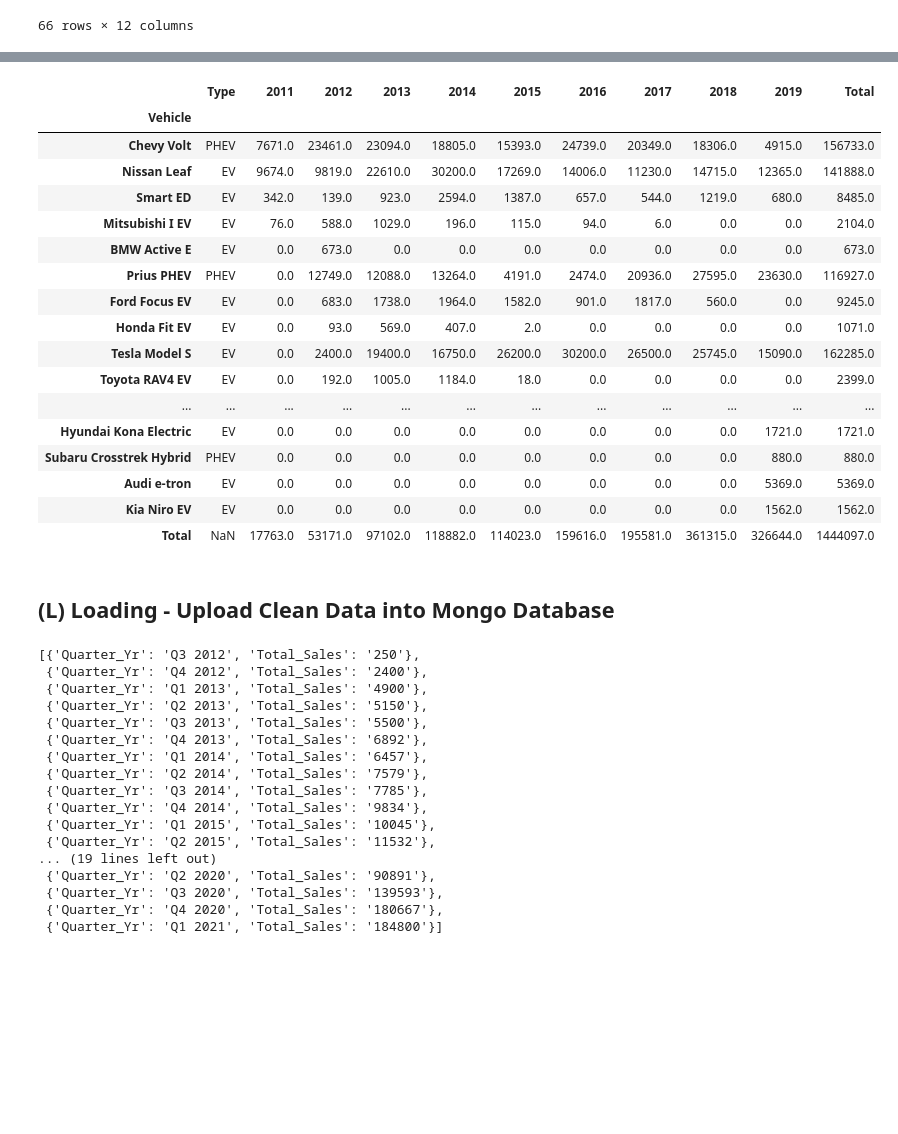
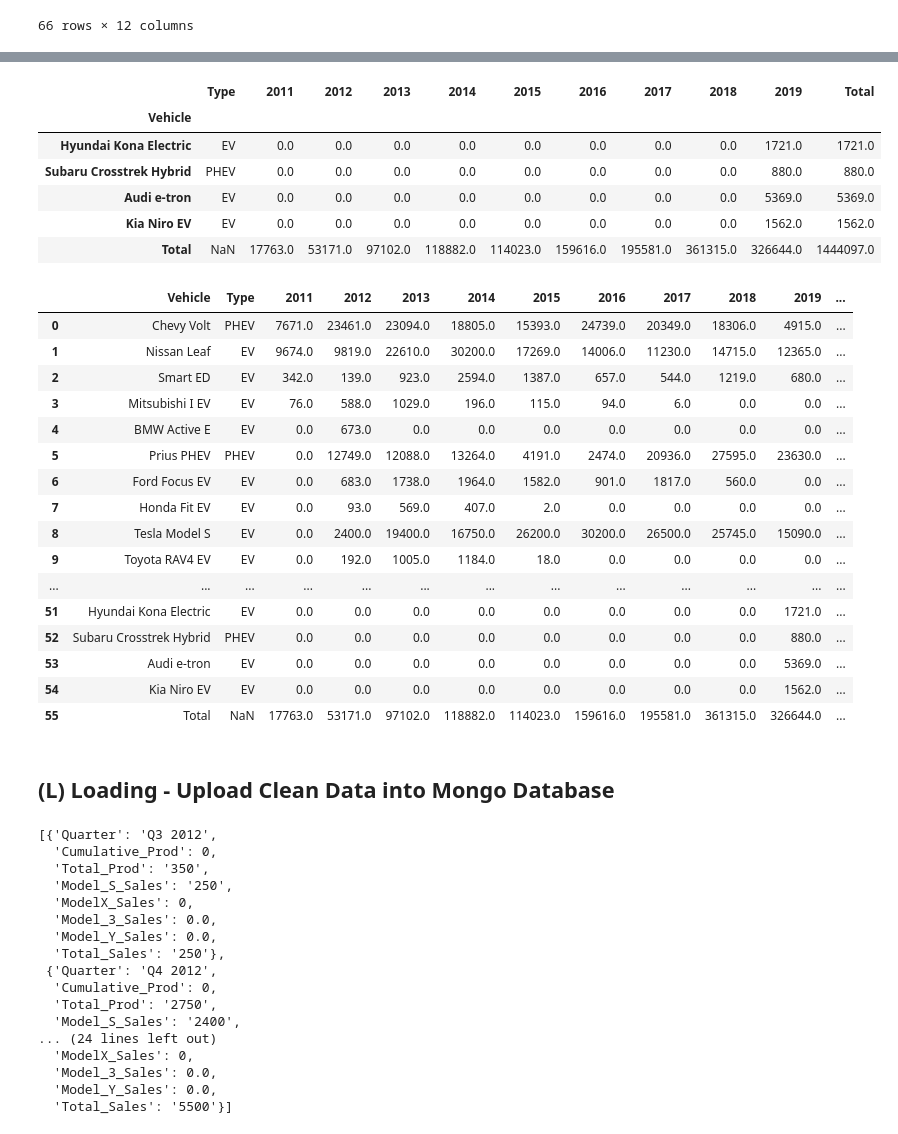
Before and after one commit to MwansaMwango/rise-of-electric-vehicles, a Jupyter notebook: data/scrape_telsa_sales_wiki.ipynb, the cells around one changed output, grey strips where cells are left out. Drawn from its saved outputs; the diff is of its cells as text; code cells hidden in the pictures; blank space fills up the shorter version.

Commit message:
Tesla data US EV sales data ETL complete

```diff
--- a/data/scrape_telsa_sales_wiki.ipynb
+++ b/data/scrape_telsa_sales_wiki.ipynb
@@ -163,24 +154,35 @@ us_ev_sales_df = us_ev_sales_df.drop(us_ev_sales_df.columns[0], axis=1)
 # %%
-# Remove redundant rows
-us_ev_sales_df.drop(us_ev_sales_df.index[56:], axis=0)
+# Remove redundant last rows
+us_ev_sales_df = us_ev_sales_df.drop(us_ev_sales_df.index[56:], axis=0)
+us_ev_sales_df.tail()
 # %% [output]
 |  | Type | 2011 | 2012 | 2013 | 2014 | 2015 | 2016 | 2017 | 2018 | 2019 | Total |
 | Vehicle |  |  |  |  |  |  |  |  |  |  |  |
-| Chevy Volt | PHEV | 7671.0 | 23461.0 | 23094.0 | 18805.0 | 15393.0 | 24739.0 | 20349.0 | 18306.0 | 4915.0 | 156733.0 |
-| Nissan Leaf | EV | 9674.0 | 9819.0 | 22610.0 | 30200.0 | 17269.0 | 14006.0 | 11230.0 | 14715.0 | 12365.0 | 141888.0 |
-| Smart ED | EV | 342.0 | 139.0 | 923.0 | 2594.0 | 1387.0 | 657.0 | 544.0 | 1219.0 | 680.0 | 8485.0 |
-| Mitsubishi I EV | EV | 76.0 | 588.0 | 1029.0 | 196.0 | 115.0 | 94.0 | 6.0 | 0.0 | 0.0 | 2104.0 |
-| BMW Active E | EV | 0.0 | 673.0 | 0.0 | 0.0 | 0.0 | 0.0 | 0.0 | 0.0 | 0.0 | 673.0 |
-| Prius PHEV | PHEV | 0.0 | 12749.0 | 12088.0 | 13264.0 | 4191.0 | 2474.0 | 20936.0 | 27595.0 | 23630.0 | 116927.0 |
-| Ford Focus EV | EV | 0.0 | 683.0 | 1738.0 | 1964.0 | 1582.0 | 901.0 | 1817.0 | 560.0 | 0.0 | 9245.0 |
-| Honda Fit EV | EV | 0.0 | 93.0 | 569.0 | 407.0 | 2.0 | 0.0 | 0.0 | 0.0 | 0.0 | 1071.0 |
-| Tesla Model S | EV | 0.0 | 2400.0 | 19400.0 | 16750.0 | 26200.0 | 30200.0 | 26500.0 | 25745.0 | 15090.0 | 162285.0 |
-| Toyota RAV4 EV | EV | 0.0 | 192.0 | 1005.0 | 1184.0 | 18.0 | 0.0 | 0.0 | 0.0 | 0.0 | 2399.0 |
-| ... | ... | ... | ... | ... | ... | ... | ... | ... | ... | ... | ... |
 | Hyundai Kona Electric | EV | 0.0 | 0.0 | 0.0 | 0.0 | 0.0 | 0.0 | 0.0 | 0.0 | 1721.0 | 1721.0 |
 | Subaru Crosstrek Hybrid | PHEV | 0.0 | 0.0 | 0.0 | 0.0 | 0.0 | 0.0 | 0.0 | 0.0 | 880.0 | 880.0 |
 | Audi e-tron | EV | 0.0 | 0.0 | 0.0 | 0.0 | 0.0 | 0.0 | 0.0 | 0.0 | 5369.0 | 5369.0 |
 | Kia Niro EV | EV | 0.0 | 0.0 | 0.0 | 0.0 | 0.0 | 0.0 | 0.0 | 0.0 | 1562.0 | 1562.0 |
 | Total | NaN | 17763.0 | 53171.0 | 97102.0 | 118882.0 | 114023.0 | 159616.0 | 195581.0 | 361315.0 | 326644.0 | 1444097.0 |
+# %%
+us_ev_sales_df = us_ev_sales_df.reset_index('Vehicle')
+us_ev_sales_df
+# %% [output]
+|  | Vehicle | Type | 2011 | 2012 | 2013 | 2014 | 2015 | 2016 | 2017 | 2018 | 2019 | ... |
+| 0 | Chevy Volt | PHEV | 7671.0 | 23461.0 | 23094.0 | 18805.0 | 15393.0 | 24739.0 | 20349.0 | 18306.0 | 4915.0 | ... |
+| 1 | Nissan Leaf | EV | 9674.0 | 9819.0 | 22610.0 | 30200.0 | 17269.0 | 14006.0 | 11230.0 | 14715.0 | 12365.0 | ... |
+| 2 | Smart ED | EV | 342.0 | 139.0 | 923.0 | 2594.0 | 1387.0 | 657.0 | 544.0 | 1219.0 | 680.0 | ... |
+| 3 | Mitsubishi I EV | EV | 76.0 | 588.0 | 1029.0 | 196.0 | 115.0 | 94.0 | 6.0 | 0.0 | 0.0 | ... |
+| 4 | BMW Active E | EV | 0.0 | 673.0 | 0.0 | 0.0 | 0.0 | 0.0 | 0.0 | 0.0 | 0.0 | ... |
+| 5 | Prius PHEV | PHEV | 0.0 | 12749.0 | 12088.0 | 13264.0 | 4191.0 | 2474.0 | 20936.0 | 27595.0 | 23630.0 | ... |
+| 6 | Ford Focus EV | EV | 0.0 | 683.0 | 1738.0 | 1964.0 | 1582.0 | 901.0 | 1817.0 | 560.0 | 0.0 | ... |
+| 7 | Honda Fit EV | EV | 0.0 | 93.0 | 569.0 | 407.0 | 2.0 | 0.0 | 0.0 | 0.0 | 0.0 | ... |
+| 8 | Tesla Model S | EV | 0.0 | 2400.0 | 19400.0 | 16750.0 | 26200.0 | 30200.0 | 26500.0 | 25745.0 | 15090.0 | ... |
+| 9 | Toyota RAV4 EV | EV | 0.0 | 192.0 | 1005.0 | 1184.0 | 18.0 | 0.0 | 0.0 | 0.0 | 0.0 | ... |
+| ... | ... | ... | ... | ... | ... | ... | ... | ... | ... | ... | ... | ... |
+| 51 | Hyundai Kona Electric | EV | 0.0 | 0.0 | 0.0 | 0.0 | 0.0 | 0.0 | 0.0 | 0.0 | 1721.0 | ... |
+| 52 | Subaru Crosstrek Hybrid | PHEV | 0.0 | 0.0 | 0.0 | 0.0 | 0.0 | 0.0 | 0.0 | 0.0 | 880.0 | ... |
+| 53 | Audi e-tron | EV | 0.0 | 0.0 | 0.0 | 0.0 | 0.0 | 0.0 | 0.0 | 0.0 | 5369.0 | ... |
+| 54 | Kia Niro EV | EV | 0.0 | 0.0 | 0.0 | 0.0 | 0.0 | 0.0 | 0.0 | 0.0 | 1562.0 | ... |
+| 55 | Total | NaN | 17763.0 | 53171.0 | 97102.0 | 118882.0 | 114023.0 | 159616.0 | 195581.0 | 361315.0 | 326644.0 | ... |
 # %% [markdown]
 ## (L) Loading - Upload Clean Data into Mongo Database
@@ -190,21 +188,0 @@ us_ev_sales_df.drop(us_ev_sales_df.index[56:], axis=0)
-# %%
-tesla_sales_dict = tesla_sales_clean_df.to_dict('records')
-tesla_sales_dict
-# %% [output]
-[{'Quarter_Yr': 'Q3 2012', 'Total_Sales': '250'},
- {'Quarter_Yr': 'Q4 2012', 'Total_Sales': '2400'},
- {'Quarter_Yr': 'Q1 2013', 'Total_Sales': '4900'},
- {'Quarter_Yr': 'Q2 2013', 'Total_Sales': '5150'},
- {'Quarter_Yr': 'Q3 2013', 'Total_Sales': '5500'},
- {'Quarter_Yr': 'Q4 2013', 'Total_Sales': '6892'},
- {'Quarter_Yr': 'Q1 2014', 'Total_Sales': '6457'},
- {'Quarter_Yr': 'Q2 2014', 'Total_Sales': '7579'},
- {'Quarter_Yr': 'Q3 2014', 'Total_Sales': '7785'},
- {'Quarter_Yr': 'Q4 2014', 'Total_Sales': '9834'},
- {'Quarter_Yr': 'Q1 2015', 'Total_Sales': '10045'},
- {'Quarter_Yr': 'Q2 2015', 'Total_Sales': '11532'},
-... (19 lines left out)
- {'Quarter_Yr': 'Q2 2020', 'Total_Sales': '90891'},
- {'Quarter_Yr': 'Q3 2020', 'Total_Sales': '139593'},
- {'Quarter_Yr': 'Q4 2020', 'Total_Sales': '180667'},
- {'Quarter_Yr': 'Q1 2021', 'Total_Sales': '184800'}]
@@ -211,3 +200,24 @@ tesla_sales_dict
+# %%
+tesla_prod_dict = tesla_prod_clean_df.to_dict('records')
+tesla_prod_dict[:5]
+# %% [output]
+[{'Quarter': 'Q3 2012',
+  'Cumulative_Prod': 0,
+  'Total_Prod': '350',
+  'Model_S_Sales': '250',
+  'ModelX_Sales': 0,
+  'Model_3_Sales': 0.0,
+  'Model_Y_Sales': 0.0,
+  'Total_Sales': '250'},
+ {'Quarter': 'Q4 2012',
+  'Cumulative_Prod': 0,
+  'Total_Prod': '2750',
+  'Model_S_Sales': '2400',
+... (24 lines left out)
+  'ModelX_Sales': 0,
+  'Model_3_Sales': 0.0,
+  'Model_Y_Sales': 0.0,
+  'Total_Sales': '5500'}]
 # %%
 
 #Clear collection of existing documents
```
Also changed, not shown: parts of 19 cells of this notebook.
